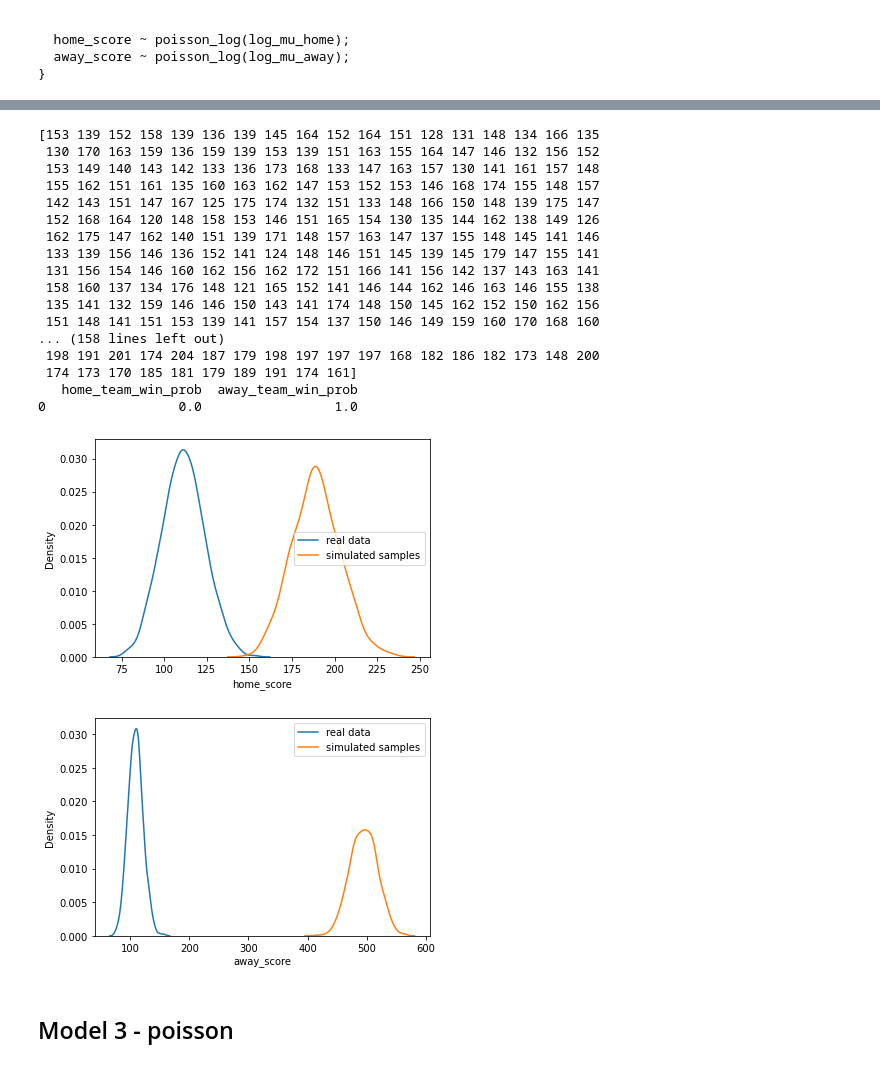
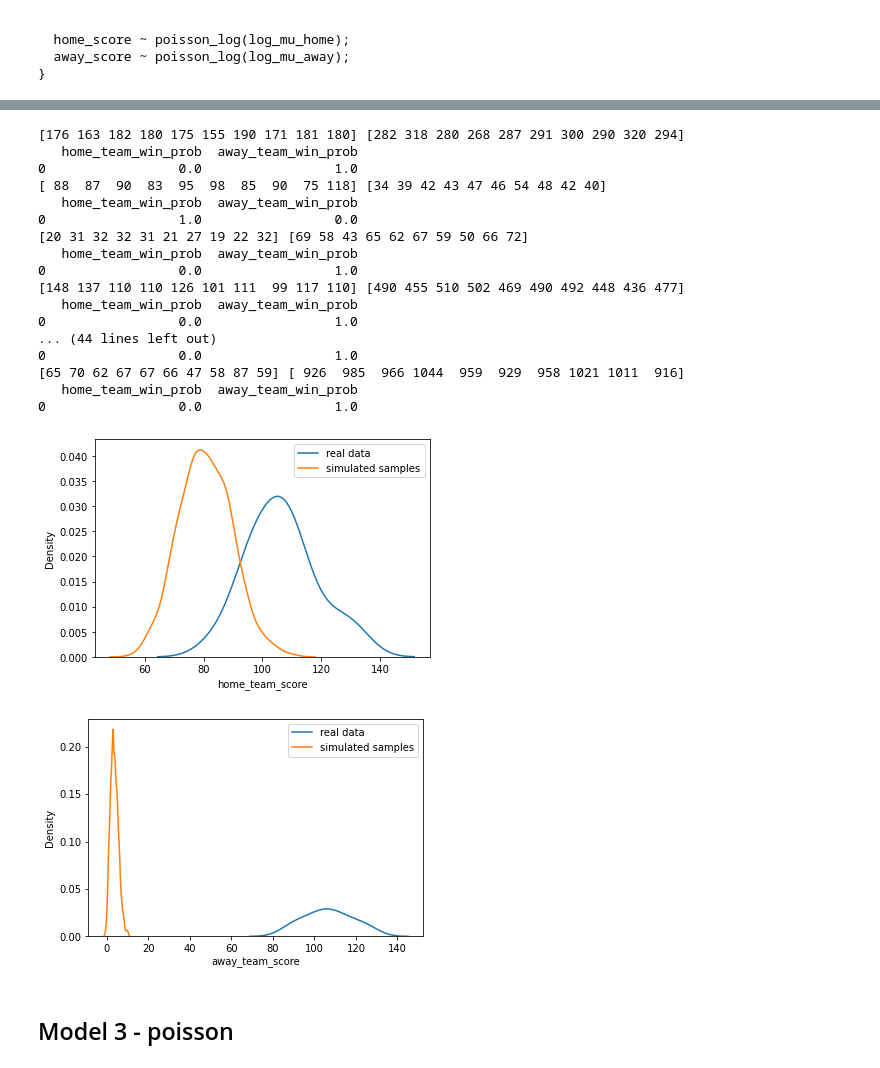
Before and after one commit to Mazart23/NBA_data_analytics, a Jupyter notebook: main.ipynb, the cells around one changed output, grey strips where cells are left out. Saved outputs shown, nothing was run; the diff lists cells and outputs as text; code cells hidden in the pictures.

```diff
--- a/main.ipynb
+++ b/main.ipynb
@@ -248,27 +245,21 @@ parameters = ['home_att', 'home_def', 'away_att', 'away_def']
 param_dict = {param: sim.stan_variable(param) for param in parameters}
 
 # Przykładowe dane do przewidywania (przykładowe ID drużyn)
-seasons_games = {
-    pred_year: pd.DataFrame({
-        'home_team_id': [0, 1, 2],  # Przykładowe ID drużyn domowych
-        'away_team_id': [1, 2, 0],   # Przykładowe ID drużyn wyjazdowych
-        'home_team_score': [115, 110, 90],
-        'away_team_score': [90, 110, 100]
-    })
-}
+
+season_games_pred1 = {2023: seasons_games[2023][-20:]}
 
 # Przewidywanie wyników dla każdego meczu
-for idx, row in seasons_games[pred_year].iterrows():
+for idx, row in season_games_pred1[pred_year].iterrows():
     home_idx = row['home_team_id']
     away_idx = row['away_team_id']
     home_score = row['home_team_score']
     away_score = row['away_team_score']
 
     # Pobieranie odpowiednich parametrów dla drużyn
-    home_att = param_dict['home_att'][:, home_idx]
-    home_def = param_dict['home_def'][:, away_idx]
-    away_att = param_dict['away_att'][:, home_idx]
-    away_def = param_dict['away_def'][:, away_idx]
+    home_att = param_dict['home_att'][:, home_idx-1]
+    home_def = param_dict['home_def'][:, away_idx-1]
+    away_att = param_dict['away_att'][:, home_idx-1]
+    away_def = param_dict['away_def'][:, away_idx-1]
 
     # Tworzenie parametrów log_mu
     log_mu1 = home_att + away_def + np.log(home_score)
@@ -277,7 +268,7 @@ for idx, row in seasons_games[pred_year].iterrows():
     # Symulowanie z rozkładu Poissona dla uzyskania predyktywnej dystrybucji
     y1 = np.array([poisson.rvs(np.exp(log_mu1[i])) for i in range(samples)])
     y2 = np.array([poisson.rvs(np.exp(log_mu2[i])) for i in range(samples)])
-    print(y1)
+    print(y1[0:10], y2[0:10])
     # draw blocked
     y1 = y1 + (y1 == y2) * np.random.choice([-1, 1], size=samples)
 
@@ -289,37 +280,37 @@ for idx, row in seasons_games[pred_year].iterrows():
 
     print(outcome_probabilities)
 # %% [output]
-[153 139 152 158 139 136 139 145 164 152 164 151 128 131 148 134 166 135
- 130 170 163 159 136 159 139 153 139 151 163 155 164 147 146 132 156 152
- 153 149 140 143 142 133 136 173 168 133 147 163 157 130 141 161 157 148
- 155 162 151 161 135 160 163 162 147 153 152 153 146 168 174 155 148 157
- 142 143 151 147 167 125 175 174 132 151 133 148 166 150 148 139 175 147
- 152 168 164 120 148 158 153 146 151 165 154 130 135 144 162 138 149 126
- 162 175 147 162 140 151 139 171 148 157 163 147 137 155 148 145 141 146
- 133 139 156 146 136 152 141 124 148 146 151 145 139 145 179 147 155 141
- 131 156 154 146 160 162 156 162 172 151 166 141 156 142 137 143 163 141
- 158 160 137 134 176 148 121 165 152 141 146 144 162 146 163 146 155 138
- 135 141 132 159 146 146 150 143 141 174 148 150 145 162 152 150 162 156
- 151 148 141 151 153 139 141 157 154 137 150 146 149 159 160 170 168 160
-... (158 lines left out)
- 198 191 201 174 204 187 179 198 197 197 197 168 182 186 182 173 148 200
- 174 173 170 185 181 179 189 191 174 161]
+[176 163 182 180 175 155 190 171 181 180] [282 318 280 268 287 291 300 290 320 294]
    home_team_win_prob  away_team_win_prob
 0                 0.0                 1.0
+[ 88  87  90  83  95  98  85  90  75 118] [34 39 42 43 47 46 54 48 42 40]
+   home_team_win_prob  away_team_win_prob
+0                 1.0                 0.0
+[20 31 32 32 31 21 27 19 22 32] [69 58 43 65 62 67 59 50 66 72]
+   home_team_win_prob  away_team_win_prob
+0                 0.0                 1.0
+[148 137 110 110 126 101 111  99 117 110] [490 455 510 502 469 490 492 448 436 477]
+   home_team_win_prob  away_team_win_prob
+0                 0.0                 1.0
+... (44 lines left out)
+0                 0.0                 1.0
+[65 70 62 67 67 66 47 58 87 59] [ 926  985  966 1044  959  929  958 1021 1011  916]
+   home_team_win_prob  away_team_win_prob
+0                 0.0                 1.0
 # %%
-sns.kdeplot(data=inp_data, x='home_score', label='real data')
+sns.kdeplot(data=season_games_pred1[2023], x='home_team_score', label='real data')
 sns.kdeplot(data=y1, label='simulated samples')
 plt.legend(loc='best')
 plt.show()
 # %% [output]
-[figure, old version]
+[figure, new version]
 # %%
-sns.kdeplot(data=inp_data, x='away_score', label='real data')
+sns.kdeplot(data=season_games_pred1[2023], x='away_team_score', label='real data')
 sns.kdeplot(data=y2, label='simulated samples')
 plt.legend(loc='best')
 plt.show()
 # %% [output]
-[figure, old version]
+[figure, new version]
 # %% [markdown]
 ## Model 3 - poisson
 # %%
```
Also changed, not shown: parts of 8 cells of this notebook.
